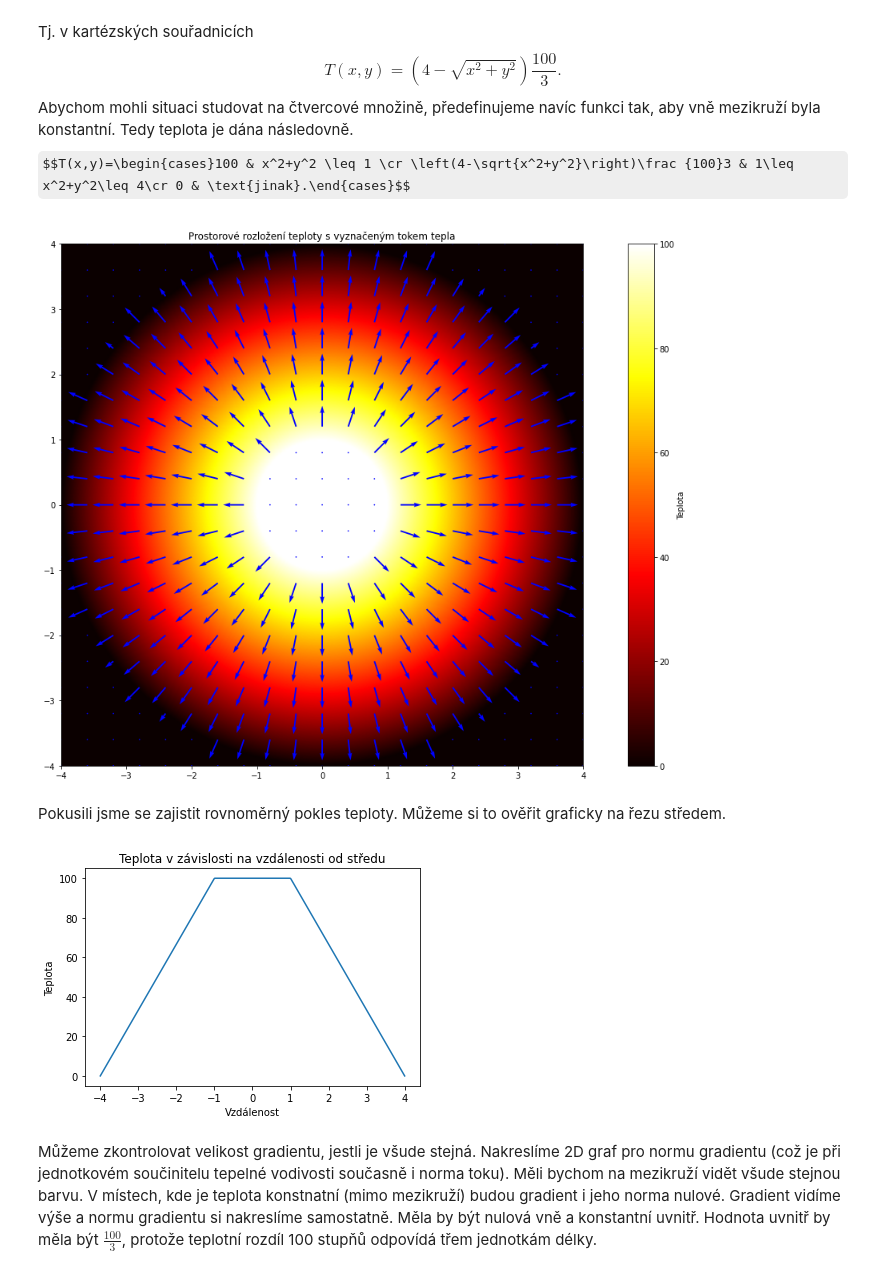
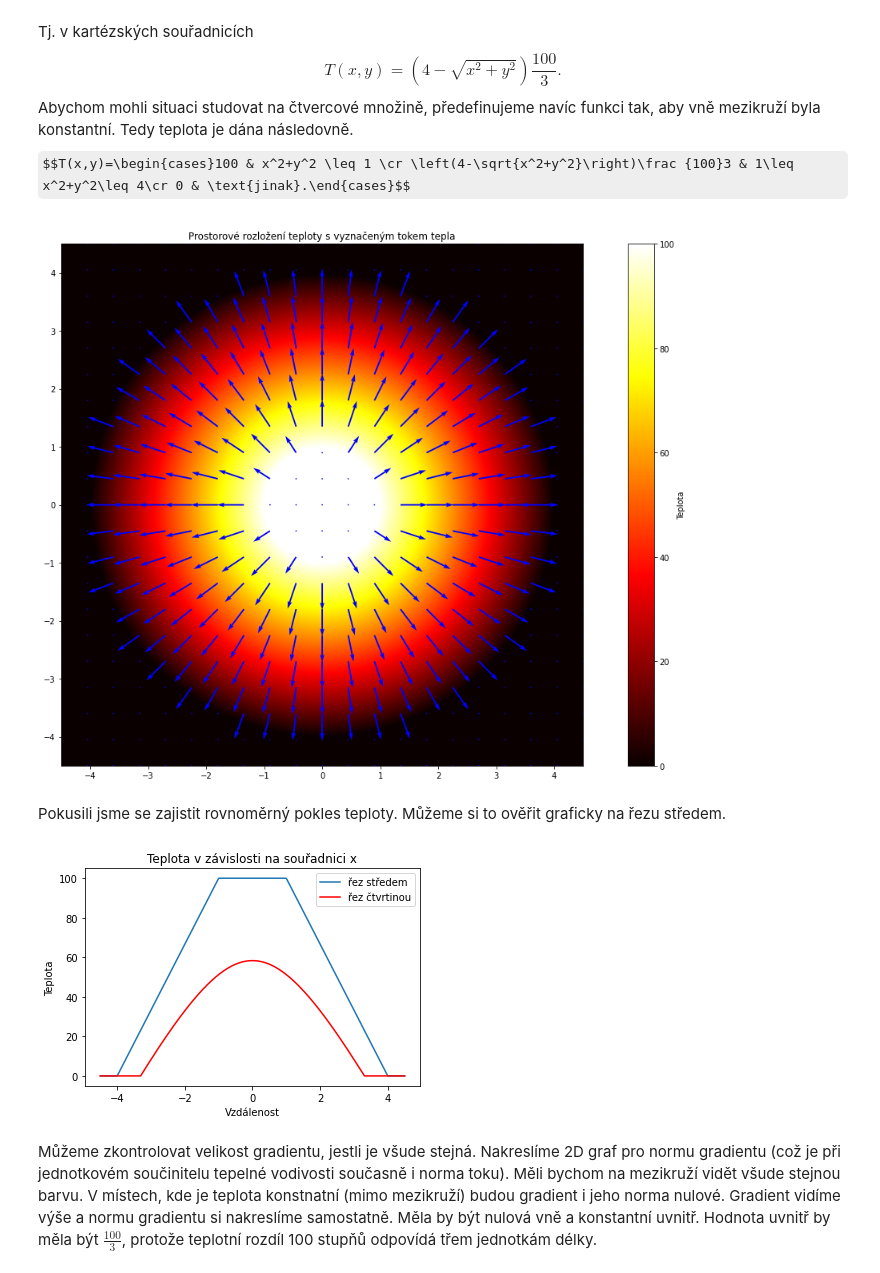
Before and after one commit to robert-marik/aromamath, a Jupyter notebook: Dvojny_integral.ipynb, the cells around one changed output. Drawn from its saved outputs; the diff is of its cells as text; code cells hidden in the pictures; some formulas as TeX source.

```diff
--- a/Dvojny_integral.ipynb
+++ b/Dvojny_integral.ipynb
@@ -41,38 +41,40 @@ $$T(x,y)=\begin{cases}100 & x^2+y^2 \leq 1 \cr \left(4-\sqrt{x^2+y^2}\right)\fra
 # %%
 def teplota (x,y):               # teplota 100 stupňů na kružnici o poloměru 1, 0 stupňů na kružnici o poloměru 4
                                  # a lineárně klesající se vzdáleností od počátku
   return (4-numpy.sqrt(x**2+y**2))*100/3
 
-xmin, xmax, steps = -4, 4, 500   # interval pro krelsení a počet dělících bodů (hustota mřížky)
+xmin, xmax, steps = -4.5, 4.5, 500   # interval pro krelsení a počet dělících bodů (hustota mřížky)
 krok = (xmax-xmin)/steps         # délka kroku
 y, x = numpy.mgrid[xmin:xmax:(steps+1)*1j, xmin:xmax:(steps+1)*1j]  # mrizka pro kresleni barevne mapy funkce dvou promennych
 z = numpy.clip(teplota(x, y),0,100)           # mimo mezikruží teplotu ořežeme na hodnotu na okraji mezikruží
 grady, gradx = numpy.gradient(z, krok)        # gradient teploty
 tokx, toky = -gradx, -grady                   # tok tepla, jednotkový součinitel tepelné vodivosti
 
 fig, ax = plt.subplots(1,1, figsize=(20,12))  # inicializace grafiky
 
 ## Vykreslení teploty a toku tepla
 cmap = plt.get_cmap('hot')                     # nastaveni schema pro barevnou mapu
 output = plt.pcolormesh(x, y, z, cmap=cmap, shading='gouraud') # vykresleni barevne mapy pomocí zvolené barevné mapy a vyhlazování přechodů
 plt.colorbar(output, label="Teplota")          # barevný sloupec s hodnotami vedle grafu
 plt.quiver(x[::25,::25], y[::25,::25], tokx[::25,::25], toky[::25,::25], color='blue')
                              # vykreslení toku a na dvacetpětkrát hrubší mřížce, než na které probíhají výpočty
 ax.set_aspect(1)             # stejné měřítko na osách, aby se kružnice nedeformovaly
 plt.title("Prostorové rozložení teploty s vyznačeným tokem tepla")
 None
 # %% [output]
-[figure, old version]
+[figure, new version]
 # %% [markdown]
 Pokusili jsme se zajistit rovnoměrný pokles teploty. Můžeme si to ověřit graficky na řezu středem.
 # %%
-plt.plot(x[round(steps*0.5)],z[round(steps*0.5)])
-plt.title("Teplota v závislosti na vzdálenosti od středu")
+plt.plot(x[round(steps*0.5)],z[round(steps*0.5)], label='řez středem')
+plt.plot(x[round(steps*0.25)],z[round(steps*0.25)], color='red', label='řez čtvrtinou')
+plt.title("Teplota v závislosti na souřadnici x")
 plt.xlabel("Vzdálenost")
 plt.ylabel("Teplota")
+plt.legend(loc="upper right")
 None
 # %% [output]
-[figure, old version]
+[figure, new version]
 # %% [markdown]
 Můžeme zkontrolovat velikost gradientu, jestli je všude stejná. Nakreslíme 2D graf pro normu gradientu (což je při jednotkovém součinitelu tepelné vodivosti současně i norma toku). Měli bychom na mezikruží vidět všude stejnou barvu. V místech, kde je teplota konstnatní (mimo mezikruží) budou gradient i jeho norma nulové. Gradient vidíme výše a normu gradientu si nakreslíme samostatně. Měla by být nulová vně a konstantní uvnitř. Hodnota uvnitř by měla být $\frac {100}{3}$, protože teplotní rozdíl 100 stupňů odpovídá třem jednotkám délky.
 # %%
```
Also changed, not shown: parts of 7 cells of this notebook, 2 other files.
